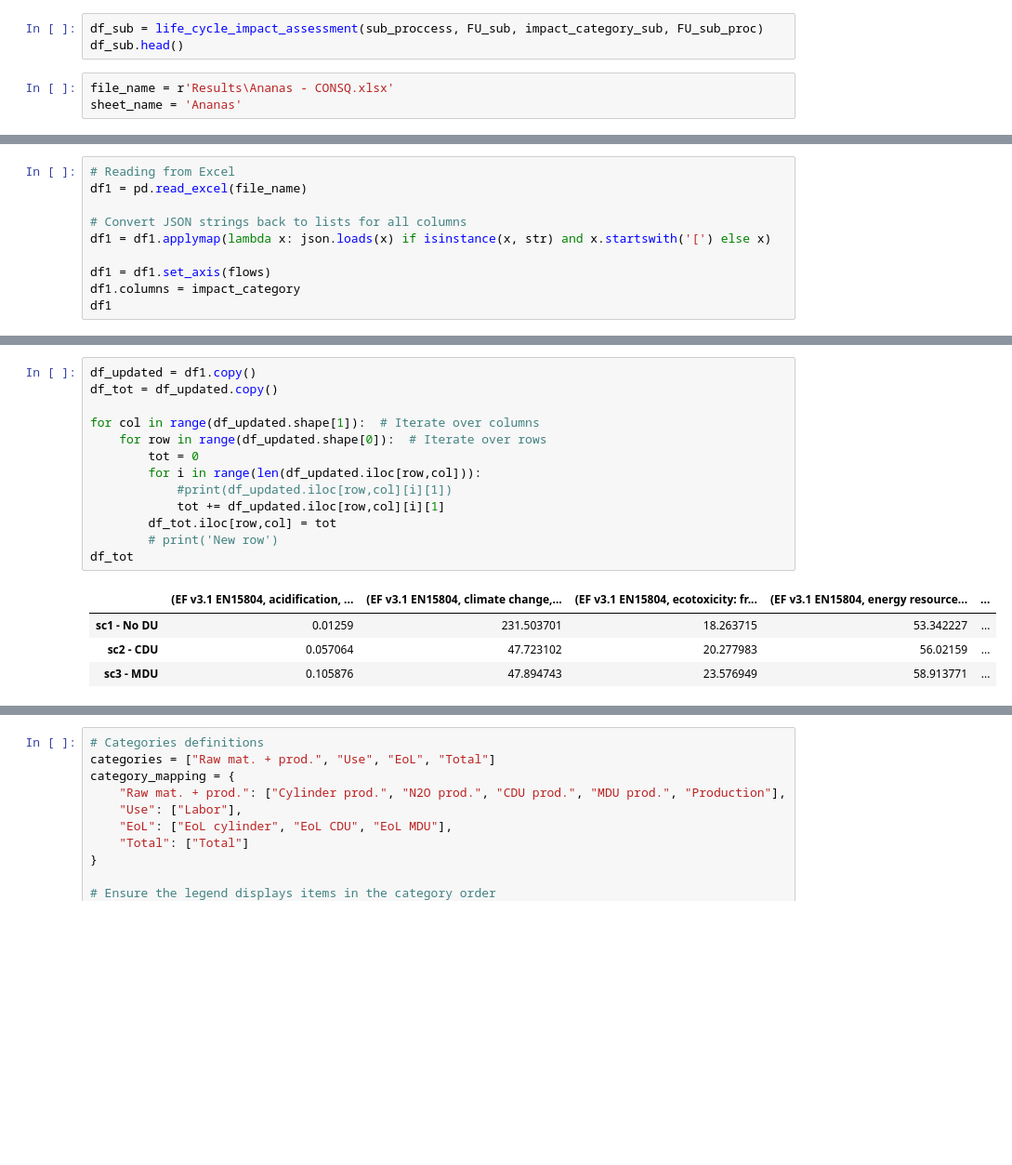
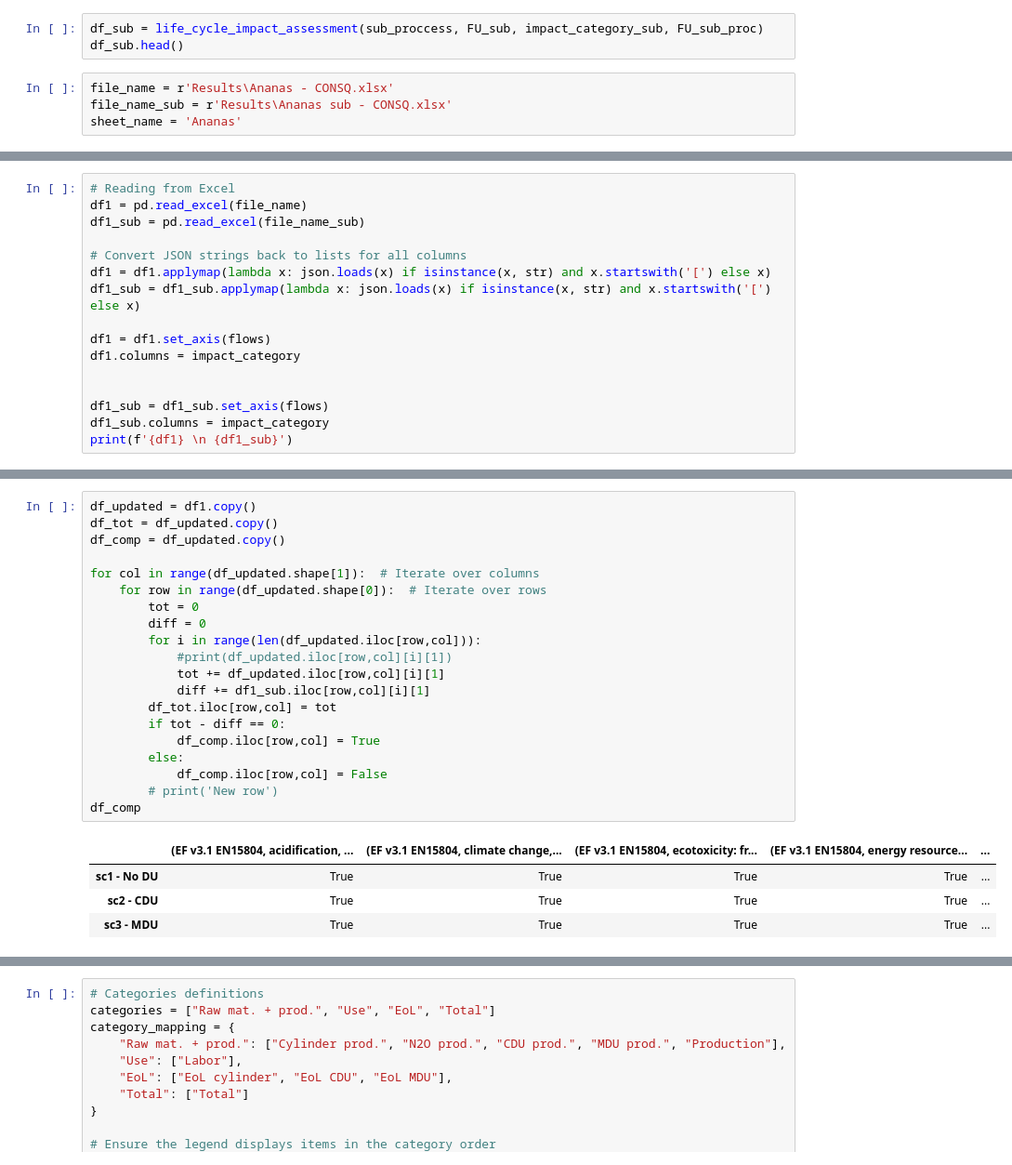
Before and after one commit to RuneWF/Single-use-vs-multi-use-in-health-care, a Jupyter notebook: Brighway/Rune BE.ipynb, the cells around one changed output, grey strips where cells are left out. Shown at 93% size. Saved outputs shown, nothing was run; the diff lists cells and outputs as text; blank space fills up the shorter version.

```diff
--- a/Brighway/Rune BE.ipynb
+++ b/Brighway/Rune BE.ipynb
@@ -295,6 +1133,7 @@ df_sub = life_cycle_impact_assessment(sub_proccess, FU_sub, impact_category_sub,
 df_sub.head()
 # %%
 file_name = r'Results\Ananas - CONSQ.xlsx'
+file_name_sub = r'Results\Ananas sub - CONSQ.xlsx'
 sheet_name = 'Ananas'
 # %%
 
@@ -309,11 +1150,17 @@ print('DataFrame with nested lists written to Excel successfully.')
 # %%
 # Reading from Excel
 df1 = pd.read_excel(file_name)
+df1_sub = pd.read_excel(file_name_sub)
 
 # Convert JSON strings back to lists for all columns
 df1 = df1.applymap(lambda x: json.loads(x) if isinstance(x, str) and x.startswith('[') else x)
+df1_sub = df1_sub.applymap(lambda x: json.loads(x) if isinstance(x, str) and x.startswith('[') else x)
 
 df1 = df1.set_axis(flows)
 df1.columns = impact_category
-df1
+
+
+df1_sub = df1_sub.set_axis(flows)
+df1_sub.columns = impact_category
+print(f'{df1} \n {df1_sub}')
 # %% [output]
@@ -324,21 +1184,28 @@ df1
 # %%
 df_updated = df1.copy()
 df_tot = df_updated.copy()
+df_comp = df_updated.copy()
 
 for col in range(df_updated.shape[1]):  # Iterate over columns
     for row in range(df_updated.shape[0]):  # Iterate over rows
         tot = 0
+        diff = 0
         for i in range(len(df_updated.iloc[row,col])):
             #print(df_updated.iloc[row,col][i][1])
             tot += df_updated.iloc[row,col][i][1]
+            diff += df1_sub.iloc[row,col][i][1]
         df_tot.iloc[row,col] = tot
+        if tot - diff == 0:
+            df_comp.iloc[row,col] = True
+        else:
+            df_comp.iloc[row,col] = False
         # print('New row')
-df_tot
+df_comp
 # %% [output]
 |  | (EF v3.1 EN15804, acidification, ... | (EF v3.1 EN15804, climate change,... | (EF v3.1 EN15804, ecotoxicity: fr... | (EF v3.1 EN15804, energy resource... | ... |
-| sc1 - No DU | 0.01259 | 231.503701 | 18.263715 | 53.342227 | ... |
-| sc2 - CDU | 0.057064 | 47.723102 | 20.277983 | 56.02159 | ... |
-| sc3 - MDU | 0.105876 | 47.894743 | 23.576949 | 58.913771 | ... |
+| sc1 - No DU | True | True | True | True | ... |
+| sc2 - CDU | True | True | True | True | ... |
+| sc3 - MDU | True | True | True | True | ... |
 # %%
 df_cols = df_tot.columns
 df_cols = df_cols.to_list()
```
Also changed, not shown: parts of 26 cells of this notebook, 1 other file.
